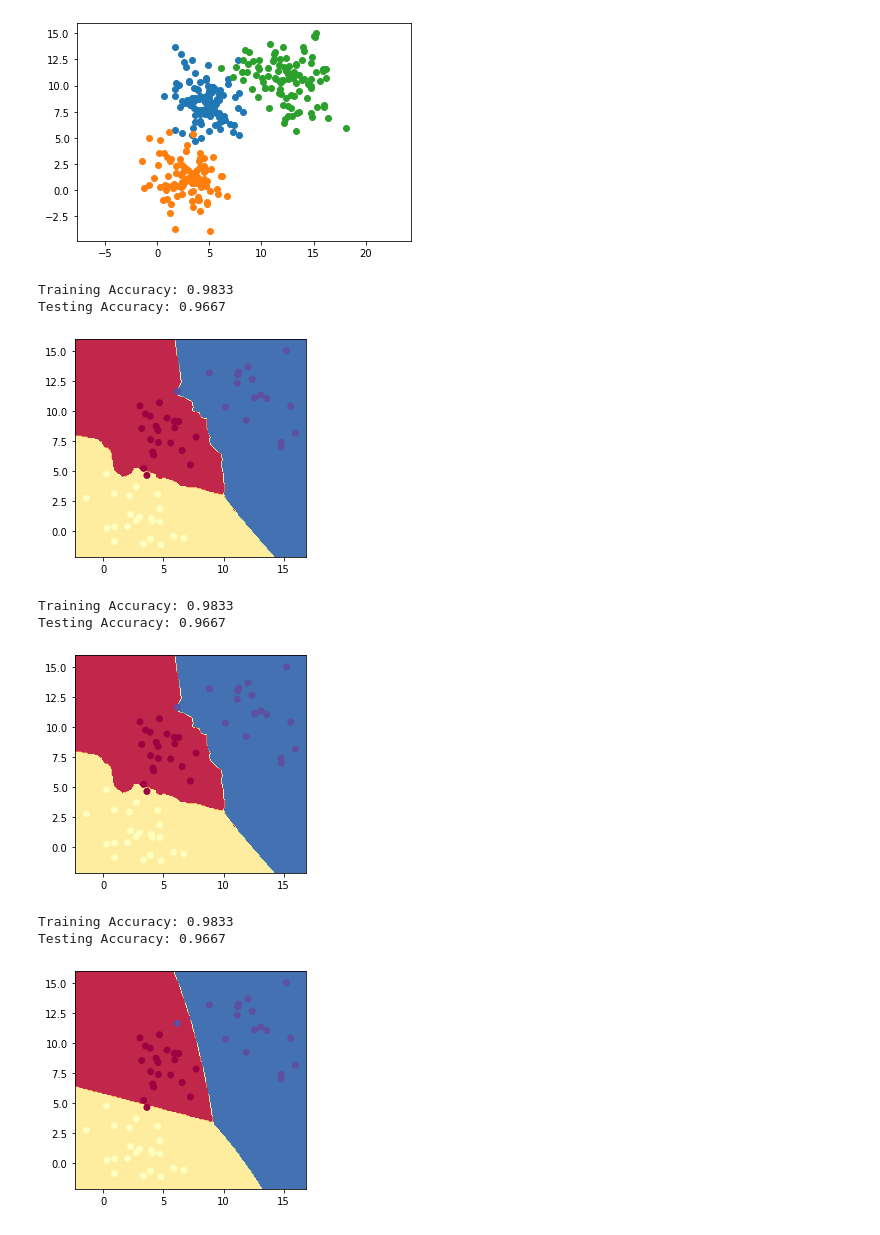
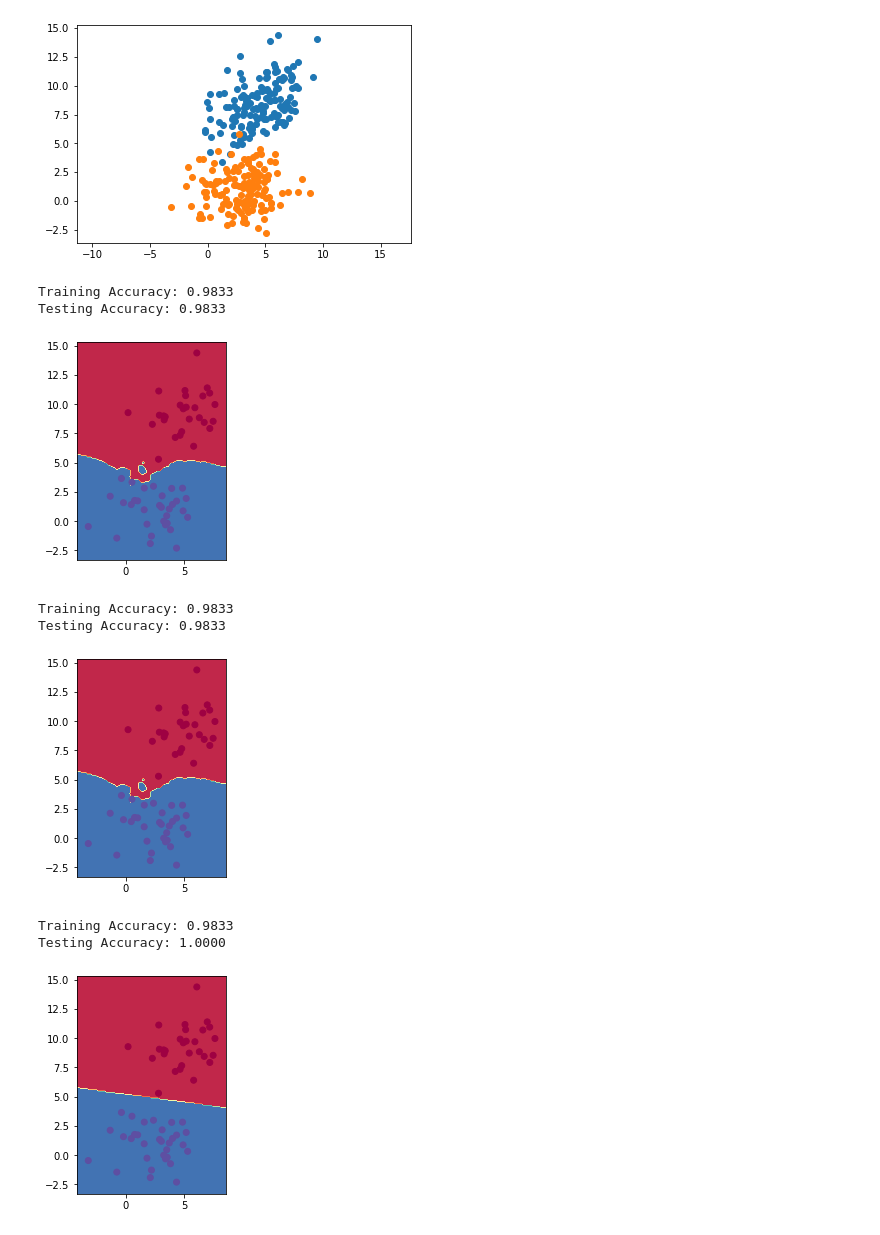
Before and after one commit to Jamison-Chen/DataScience, a Jupyter notebook: main.ipynb, the cells around one changed output. Saved outputs shown, nothing was run; the diff lists cells and outputs as text; code cells hidden in the pictures.

```diff
--- a/main.ipynb
+++ b/main.ipynb
@@ -1,22 +1,22 @@
 # %%
 from myToolBox.psuedoDataGenerator import independent_groups
-x, y = independent_groups(group=3)
+x, y = independent_groups(size=300, group=2)
 # %% [output]
-[figure, old version]
+[figure, new version]
 # %%
 from sklearn.model_selection import train_test_split
 x_train, x_test, y_train, y_test = train_test_split(x, y, test_size=0.2)
 # %%
 from myToolBox.model import KNN
-from myToolBox.util import testModel, plotDecisionBoundary
+from myToolBox.util import testModel, plotDecisionBoundary, plotLoss
 knnModel = KNN(3)
 knnModel.fit(x_train, y_train)
 testModel(knnModel, x_train, y_train, x_test, y_test)
 plotDecisionBoundary(knnModel, x_test, y_test)
 # %% [output]
 Training Accuracy: 0.9833
-Testing Accuracy: 0.9667
+Testing Accuracy: 0.9833
-[figure, old version]
+[figure, new version]
 # %%
 from sklearn.neighbors import KNeighborsClassifier
 classifier = KNeighborsClassifier(n_neighbors=3)
@@ -25,18 +25,18 @@ testModel(classifier, x_train, y_train, x_test, y_test)
 plotDecisionBoundary(classifier, x_test, y_test)
 # %% [output]
 Training Accuracy: 0.9833
-Testing Accuracy: 0.9667
+Testing Accuracy: 0.9833
-[figure, old version]
+[figure, new version]
 # %%
 from myToolBox.model import GenerativeModel
-nbc = GenerativeModel(naive_bayes=True)
+nbc = GenerativeModel(naive_bayes=True, share_cov=True)
 nbc.fit(x_train, y_train)
 testModel(nbc, x_train, y_train, x_test, y_test)
 plotDecisionBoundary(nbc, x_test, y_test)
 # %% [output]
 Training Accuracy: 0.9833
-Testing Accuracy: 0.9667
+Testing Accuracy: 1.0000
-[figure, old version]
+[figure, new version]
 # %%
 from sklearn.naive_bayes import GaussianNB
 gnb = GaussianNB()
```
Also changed, not shown: parts of 5 cells of this notebook, 2 other files.
